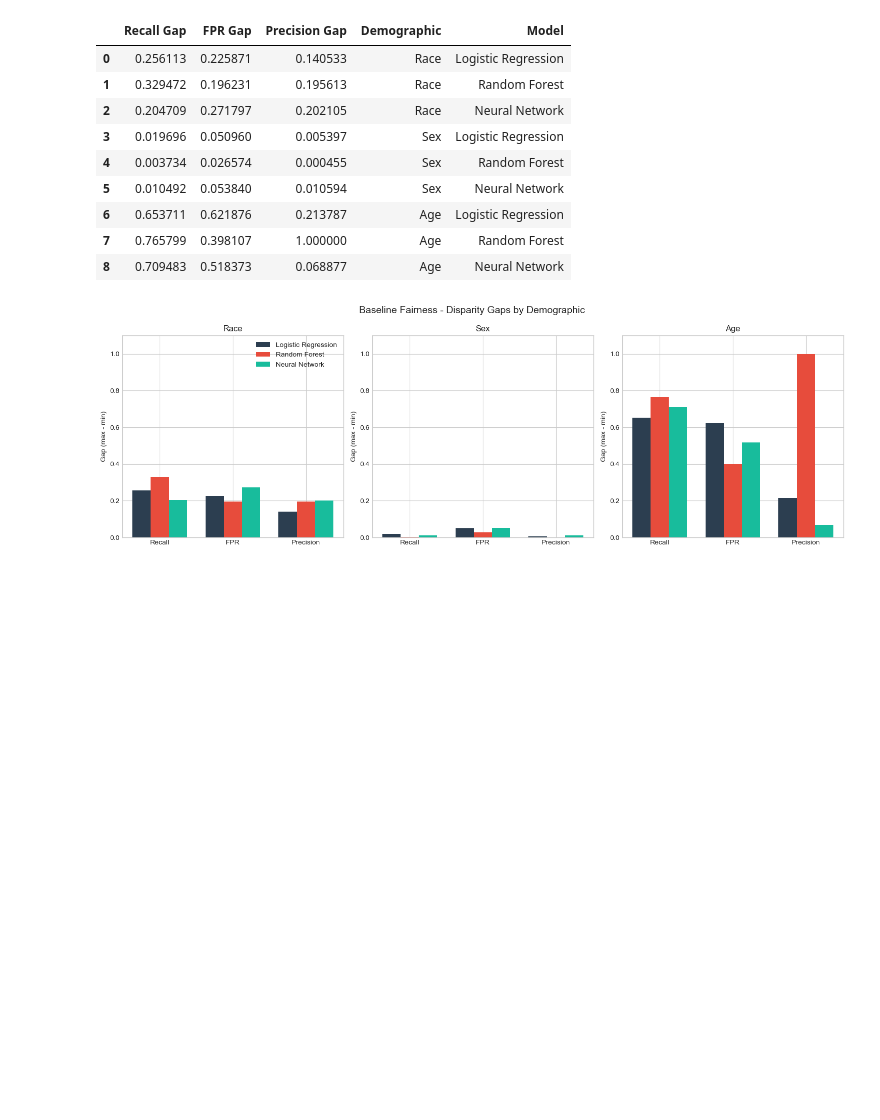
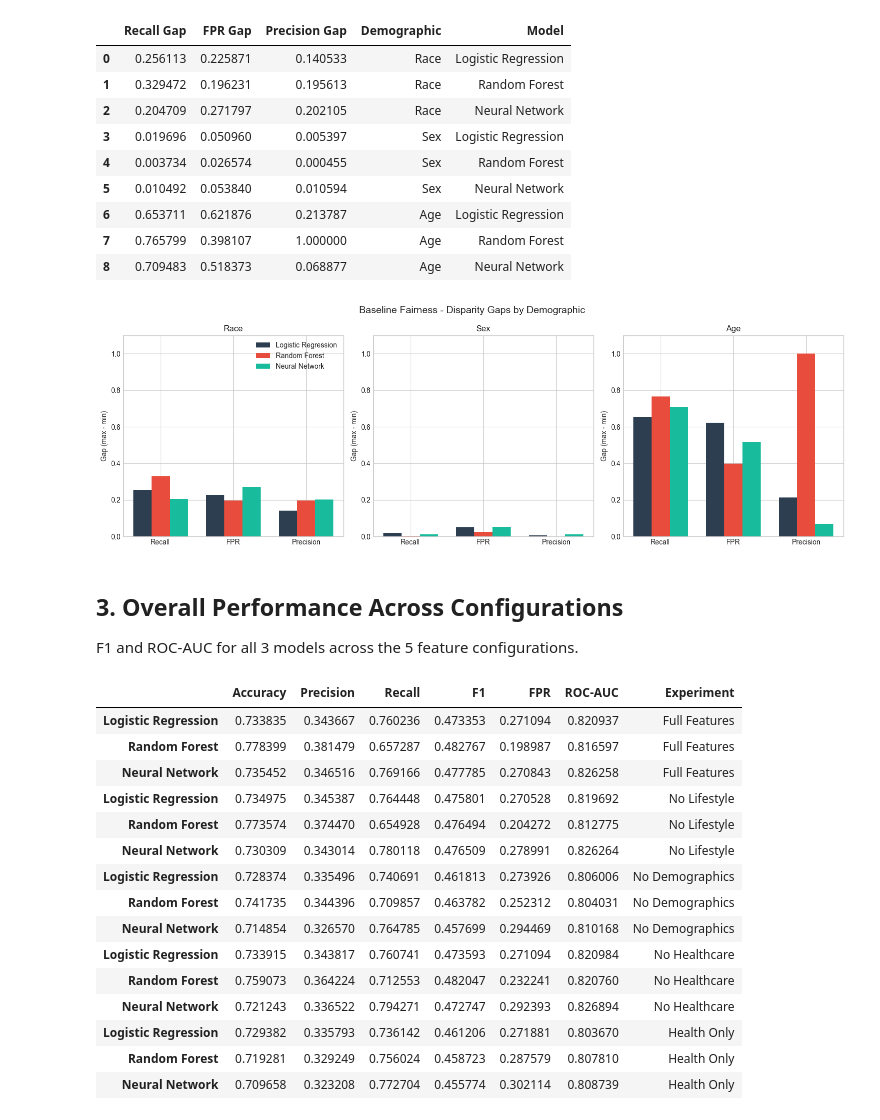
Before and after one commit to G-Farrell/ML-course-project, a Jupyter notebook: results_aggregation.ipynb, the cells around one changed output. Cells and saved outputs as stored; diff of their text form; code cells hidden in the pictures; blank space fills up the shorter version.

```diff
--- a/results_aggregation.ipynb
+++ b/results_aggregation.ipynb
@@ -124,3 +124,37 @@ plt.tight_layout()
 plt.show()
 # %% [output]
 [figure]
+# %% [markdown]
+## 3. Overall Performance Across Configurations
+
+F1 and ROC-AUC for all 3 models across the 5 feature configurations.
+# %%
+# Load performance from all 5 experiments
+EXPERIMENTS = ['baseline', 'no_lifestyle', 'no_demographics', 'no_healthcare', 'health_only']
+EXP_LABELS = ['Full Features', 'No Lifestyle', 'No Demographics', 'No Healthcare', 'Health Only']
+
+all_performance = []
+for exp, label in zip(EXPERIMENTS, EXP_LABELS):
+    df = pd.read_csv(f'results/{exp}/performance.csv', index_col=0)
+    df['Experiment'] = label
+    all_performance.append(df)
+
+all_perf = pd.concat(all_performance)
+all_perf
+# %% [output]
+|  | Accuracy | Precision | Recall | F1 | FPR | ROC-AUC | Experiment |
+| Logistic Regression | 0.733835 | 0.343667 | 0.760236 | 0.473353 | 0.271094 | 0.820937 | Full Features |
+| Random Forest | 0.778399 | 0.381479 | 0.657287 | 0.482767 | 0.198987 | 0.816597 | Full Features |
+| Neural Network | 0.735452 | 0.346516 | 0.769166 | 0.477785 | 0.270843 | 0.826258 | Full Features |
+| Logistic Regression | 0.734975 | 0.345387 | 0.764448 | 0.475801 | 0.270528 | 0.819692 | No Lifestyle |
+| Random Forest | 0.773574 | 0.374470 | 0.654928 | 0.476494 | 0.204272 | 0.812775 | No Lifestyle |
+| Neural Network | 0.730309 | 0.343014 | 0.780118 | 0.476509 | 0.278991 | 0.826264 | No Lifestyle |
+| Logistic Regression | 0.728374 | 0.335496 | 0.740691 | 0.461813 | 0.273926 | 0.806006 | No Demographics |
+| Random Forest | 0.741735 | 0.344396 | 0.709857 | 0.463782 | 0.252312 | 0.804031 | No Demographics |
+| Neural Network | 0.714854 | 0.326570 | 0.764785 | 0.457699 | 0.294469 | 0.810168 | No Demographics |
+| Logistic Regression | 0.733915 | 0.343817 | 0.760741 | 0.473593 | 0.271094 | 0.820984 | No Healthcare |
+| Random Forest | 0.759073 | 0.364224 | 0.712553 | 0.482047 | 0.232241 | 0.820760 | No Healthcare |
+| Neural Network | 0.721243 | 0.336522 | 0.794271 | 0.472747 | 0.292393 | 0.826894 | No Healthcare |
+| Logistic Regression | 0.729382 | 0.335793 | 0.736142 | 0.461206 | 0.271881 | 0.803670 | Health Only |
+| Random Forest | 0.719281 | 0.329249 | 0.756024 | 0.458723 | 0.287579 | 0.807810 | Health Only |
+| Neural Network | 0.709658 | 0.323208 | 0.772704 | 0.455774 | 0.302114 | 0.808739 | Health Only |
```
Also changed, not shown: parts of 4 cells of this notebook, 1 other file.
